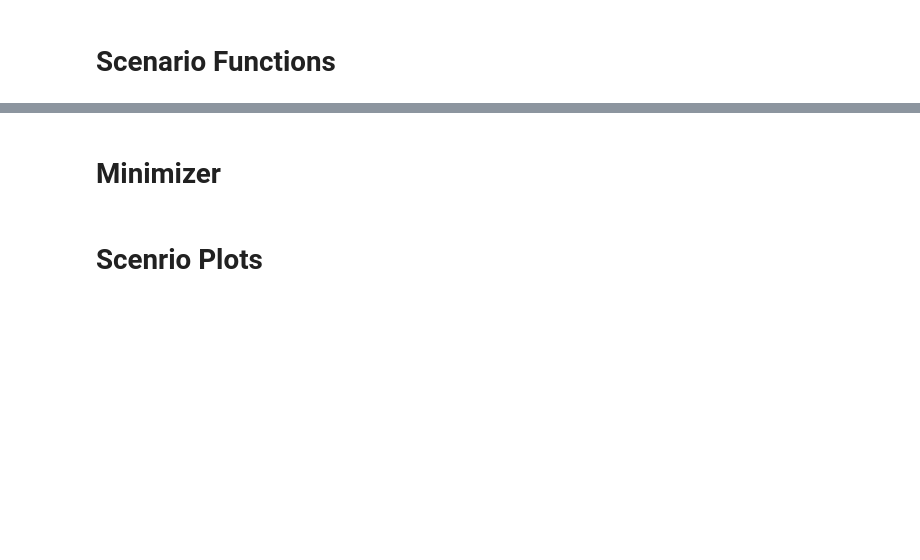
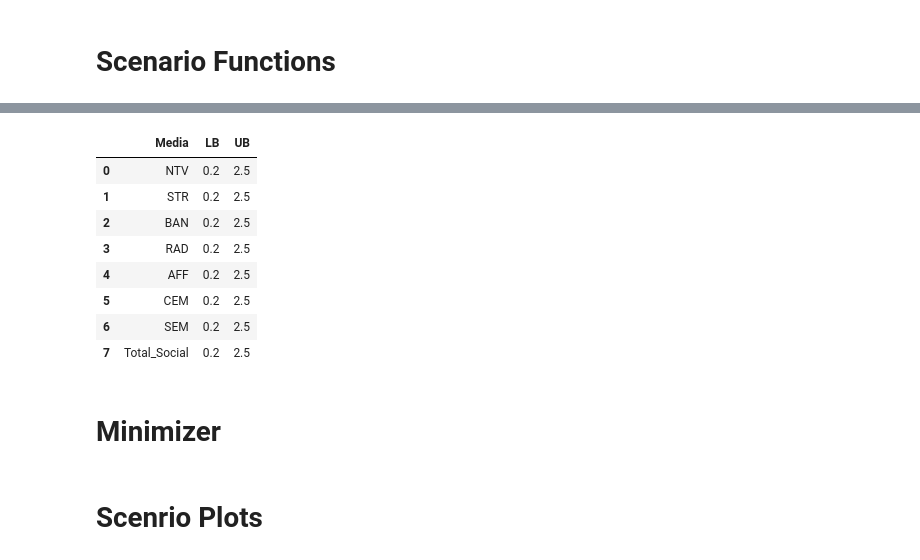
Before and after one commit to DONGZ027/craft001_SOUL, a Jupyter notebook: lab.ipynb, the cells around one changed output, grey strips where cells are left out. Cells and saved outputs as stored; diff of their text form; code cells hidden in the pictures; blank space fills up the shorter version.

```diff
--- a/lab.ipynb
+++ b/lab.ipynb
@@ -704,0 +717,7 @@ def optimization_summary(plan0, plan1, planning_year, planning_months, rewards,
+# %%
+spend_plan = scenario3.copy()
+planning_months = [10, 11, 12]
+planning_year = 2024
+base_year = base_year
+df_bounds = bounds
+cutoff = 0.001
@@ -705,3 +1312,15 @@ def optimization_summary(plan0, plan1, planning_year, planning_months, rewards,
+# %%
+df_bounds
+# %% [output]
+|  | Media | LB | UB |
+| 0 | NTV | 0.2 | 2.5 |
+| 1 | STR | 0.2 | 2.5 |
+| 2 | BAN | 0.2 | 2.5 |
+| 3 | RAD | 0.2 | 2.5 |
+| 4 | AFF | 0.2 | 2.5 |
+| 5 | CEM | 0.2 | 2.5 |
+| 6 | SEM | 0.2 | 2.5 |
+| 7 | Total_Social | 0.2 | 2.5 |
 # %% [markdown]
 # Minimizer
 # %%
```
Also changed, not shown: parts of 33 cells of this notebook, 7 other files.
